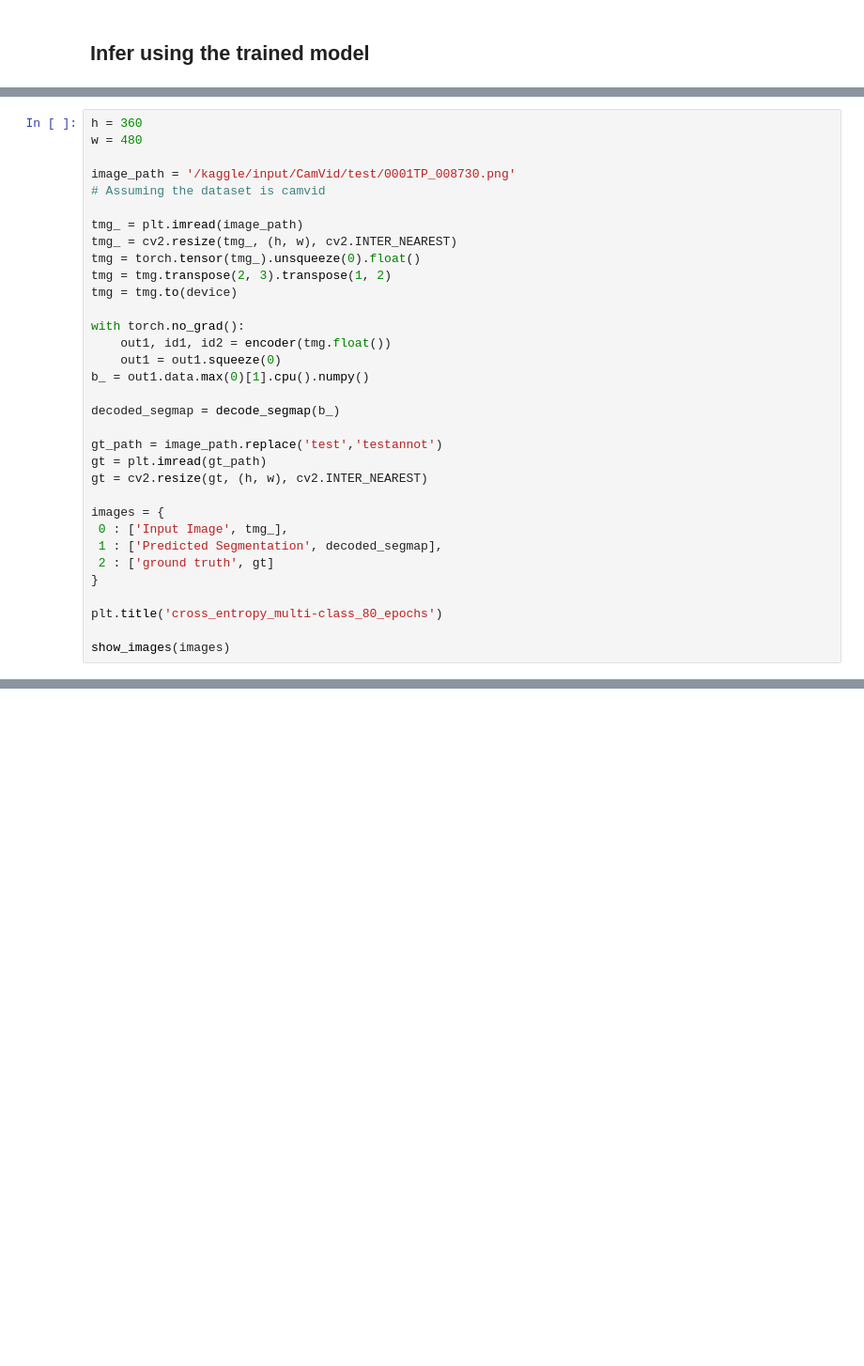
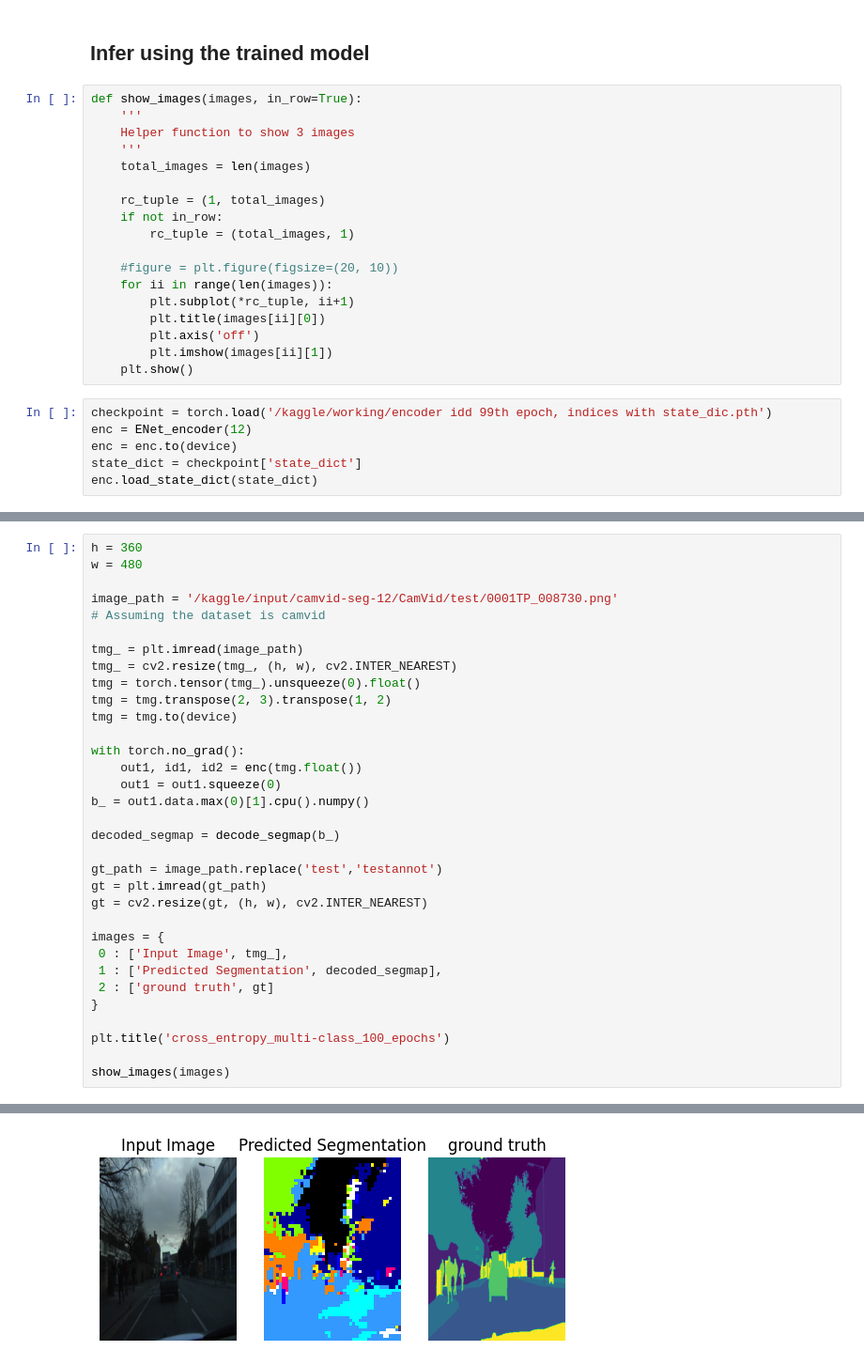
Before and after one commit to DayaAlex/ENet-Road-segmentation, a Jupyter notebook: enet-camvid-encoder-training.ipynb, the cells around one changed output, grey strips where cells are left out. Shown: that part at 94% size. Saved outputs shown, nothing was run; the diff lists cells and outputs as text; blank space fills up the shorter version.

Commit message:
Kaggle Notebook | enet_camvid_encoder_training |encoder loading and parameter viewing code written

```diff
--- a/enet-camvid-encoder-training.ipynb
+++ b/enet-camvid-encoder-training.ipynb
@@ -1040,2 +1060,26 @@ plt.show()
 # %% [markdown]
 ## Infer using the trained model
+# %%
+def show_images(images, in_row=True):
+    '''
+    Helper function to show 3 images
+    '''
+    total_images = len(images)
+
+    rc_tuple = (1, total_images)
+    if not in_row:
+        rc_tuple = (total_images, 1)
+
+    #figure = plt.figure(figsize=(20, 10))
+    for ii in range(len(images)):
+        plt.subplot(*rc_tuple, ii+1)
+        plt.title(images[ii][0])
+        plt.axis('off')
+        plt.imshow(images[ii][1])
+    plt.show()
+# %%
+checkpoint = torch.load('/kaggle/working/encoder idd 99th epoch, indices with state_dic.pth')
+enc = ENet_encoder(12)
+enc = enc.to(device)
+state_dict = checkpoint['state_dict']
+enc.load_state_dict(state_dict)
@@ -1043,7 +1089,7 @@ plt.show()
 h = 360
 w = 480
 
-image_path = '/kaggle/input/CamVid/test/0001TP_008730.png'
+image_path = '/kaggle/input/camvid-seg-12/CamVid/test/0001TP_008730.png'
 # Assuming the dataset is camvid
 
 tmg_ = plt.imread(image_path)
@@ -1053,7 +1099,7 @@ tmg = tmg.transpose(2, 3).transpose(1, 2)
 tmg = tmg.to(device)
 
 with torch.no_grad():
-    out1, id1, id2 = encoder(tmg.float())
+    out1, id1, id2 = enc(tmg.float())
     out1 = out1.squeeze(0)
 b_ = out1.data.max(0)[1].cpu().numpy()
 
@@ -1069,6 +1115,7 @@ images = {
  2 : ['ground truth', gt]
 }
 
-plt.title('cross_entropy_multi-class_80_epochs')
+plt.title('cross_entropy_multi-class_100_epochs')
 
 show_images(images)
+# %% [output]
@@ -1074,0 +1123 @@ show_images(images)
+[figure, added]
```
Also changed, not shown: parts of 22 cells of this notebook.
